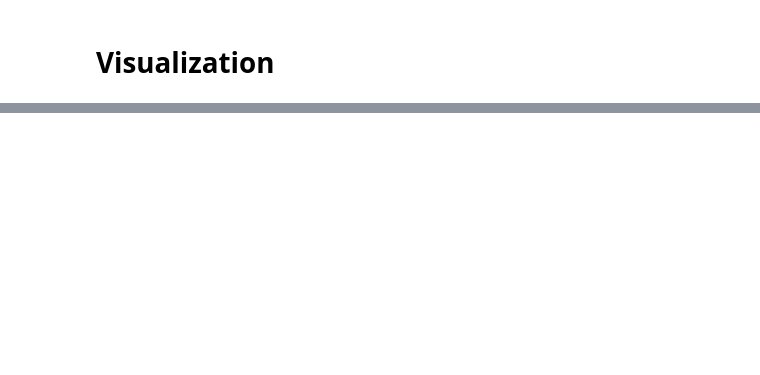
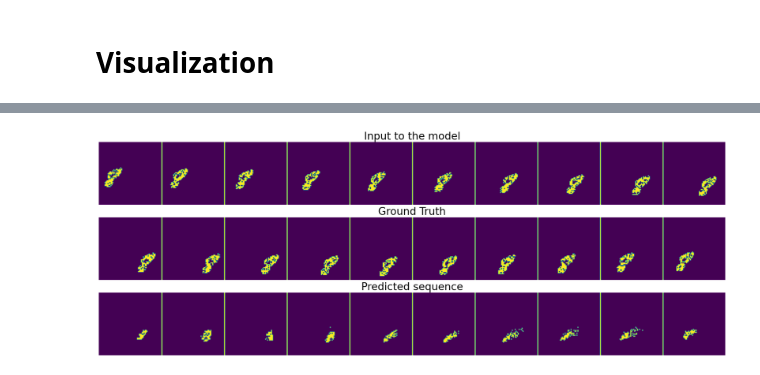
Before and after one commit to dariush-salami/attention-based-edge-convolution, a Jupyter notebook: eval_mmnist.ipynb, the cells around one changed output, grey strips where cells are left out. Cells and saved outputs as stored; diff of their text form; code cells hidden in the pictures; blank space fills up the shorter version.

```diff
--- a/eval_mmnist.ipynb
+++ b/eval_mmnist.ipynb
@@ -160,0 +166,4 @@ plot_seq(np.random.randint(len(prediction_list)))
+# %%
+plot_seq(np.random.randint(len(prediction_list)))
+# %% [output]
+[figure, added]
```
Also changed, not shown: parts of 11 cells of this notebook, 3 other files.
